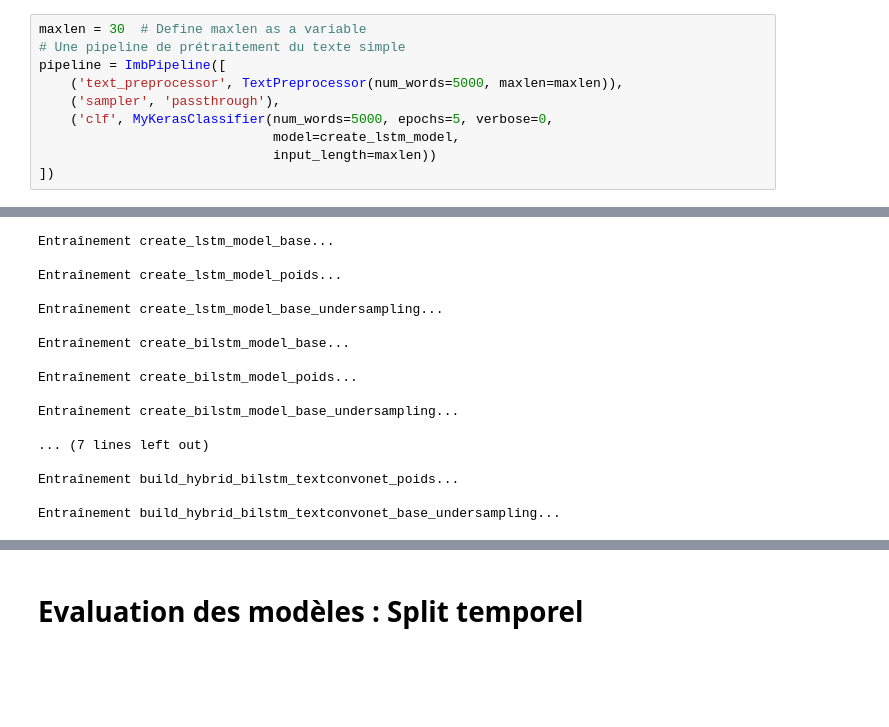
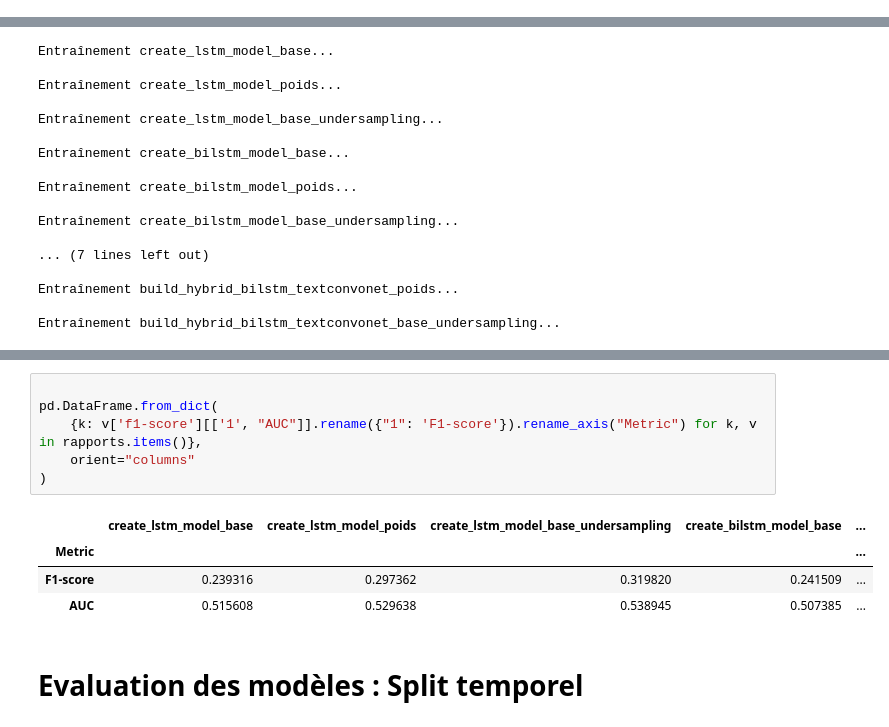
Before and after one commit to IdrissPro/NLP, a Jupyter notebook: NLP.ipynb, the cells around one changed output, grey strips where cells are left out. Saved outputs shown, nothing was run; the diff lists cells and outputs as text; blank space fills up the shorter version.

```diff
--- a/NLP.ipynb
+++ b/NLP.ipynb
@@ -630,13 +632,3 @@ def train_test_split_by_date(X, y, date="2023-01-01",**kyargs):
     X_train_time, X_test_time = X[train_idx], X[test_idx]
     y_train_time, y_test_time = y[train_idx], y[test_idx]
     return X_train_time,X_test_time,y_train_time,y_test_time
-# %%
-maxlen = 30  # Define maxlen as a variable
-# Une pipeline de prétraitement du texte simple
-pipeline = ImbPipeline([
-    ('text_preprocessor', TextPreprocessor(num_words=5000, maxlen=maxlen)),
-    ('sampler', 'passthrough'),
-    ('clf', MyKerasClassifier(num_words=5000, epochs=5, verbose=0,
-                              model=create_lstm_model,
-                              input_length=maxlen))
-])
@@ -740,3 +716,14 @@ rapports
+# %%
+
+pd.DataFrame.from_dict(
+    {k: v['f1-score'][['1', "AUC"]].rename({"1": 'F1-score'}).rename_axis("Metric") for k, v in rapports.items()},
+    orient="columns"
+)
+# %% [output]
+|  | create_lstm_model_base | create_lstm_model_poids | create_lstm_model_base_undersampling | create_bilstm_model_base | ... |
+| Metric |  |  |  |  | ... |
+| F1-score | 0.239316 | 0.297362 | 0.319820 | 0.241509 | ... |
+| AUC | 0.515608 | 0.529638 | 0.538945 | 0.507385 | ... |
 # %% [markdown]
 # Evaluation des modèles : Split temporel
 # %%
```
Also changed, not shown: parts of 6 cells of this notebook.
